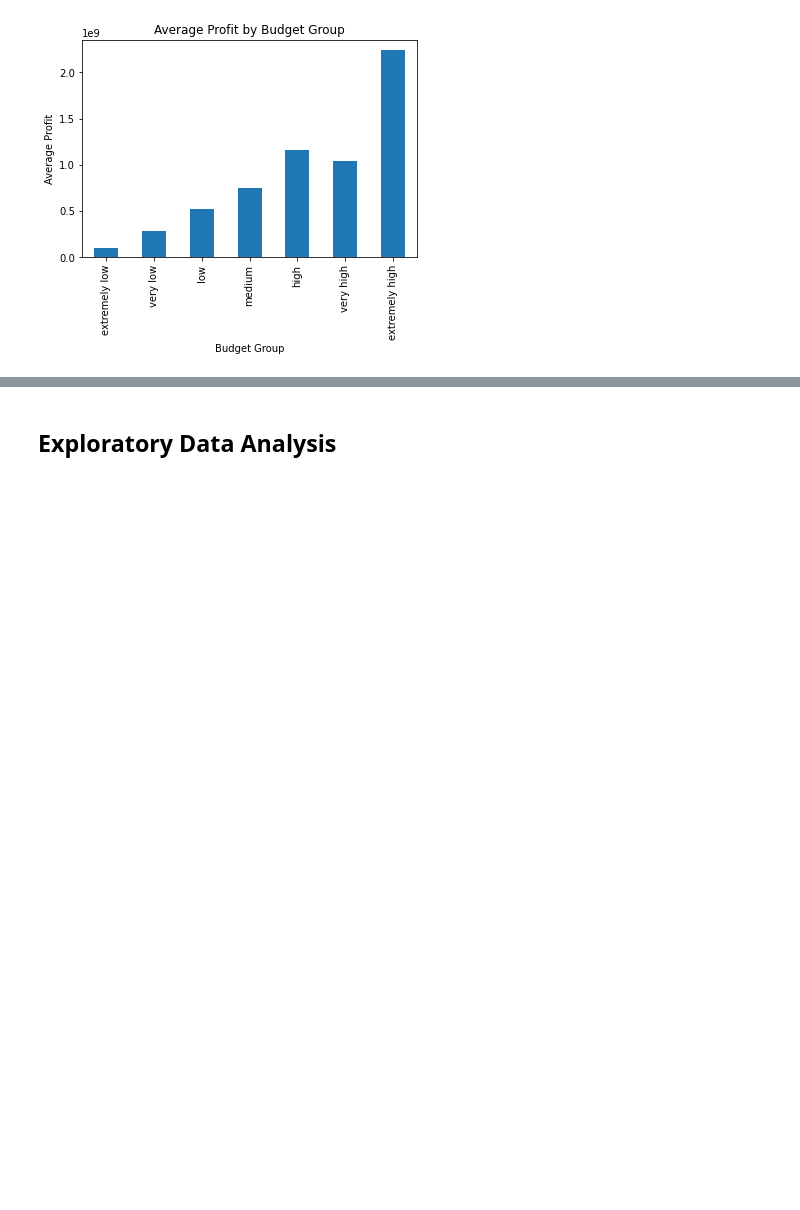
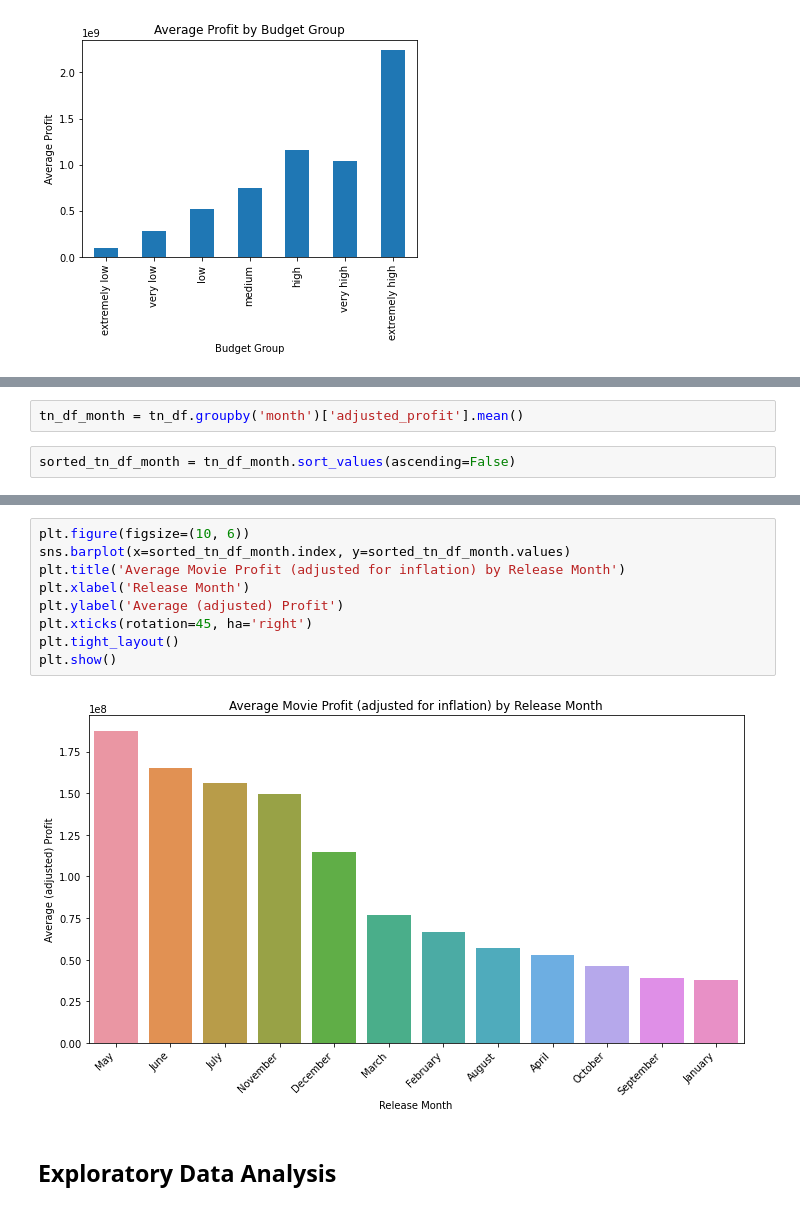
Before and after one commit to morgannash1/movie_analysis_project, a Jupyter notebook: notebook.ipynb, the cells around one changed output, grey strips where cells are left out. Drawn from its saved outputs; the diff is of its cells as text; blank space fills up the shorter version.

```diff
--- a/notebook.ipynb
+++ b/notebook.ipynb
@@ -887,0 +890,4 @@ Name: adjusted_profit, dtype: float64
+# %%
+tn_df_month = tn_df.groupby('month')['adjusted_profit'].mean()
+# %%
+sorted_tn_df_month = tn_df_month.sort_values(ascending=False)
@@ -888,3 +911,14 @@ Name: adjusted_profit, dtype: float64
+# %%
+plt.figure(figsize=(10, 6))
+sns.barplot(x=sorted_tn_df_month.index, y=sorted_tn_df_month.values)
+plt.title('Average Movie Profit (adjusted for inflation) by Release Month')
+plt.xlabel('Release Month')
+plt.ylabel('Average (adjusted) Profit')
+plt.xticks(rotation=45, ha='right')
+plt.tight_layout()
+plt.show()
+# %% [output]
+[figure, added]
 # %% [markdown]
 ## Exploratory Data Analysis
 # %% [markdown]
```
Also changed, not shown: parts of 8 cells of this notebook.
